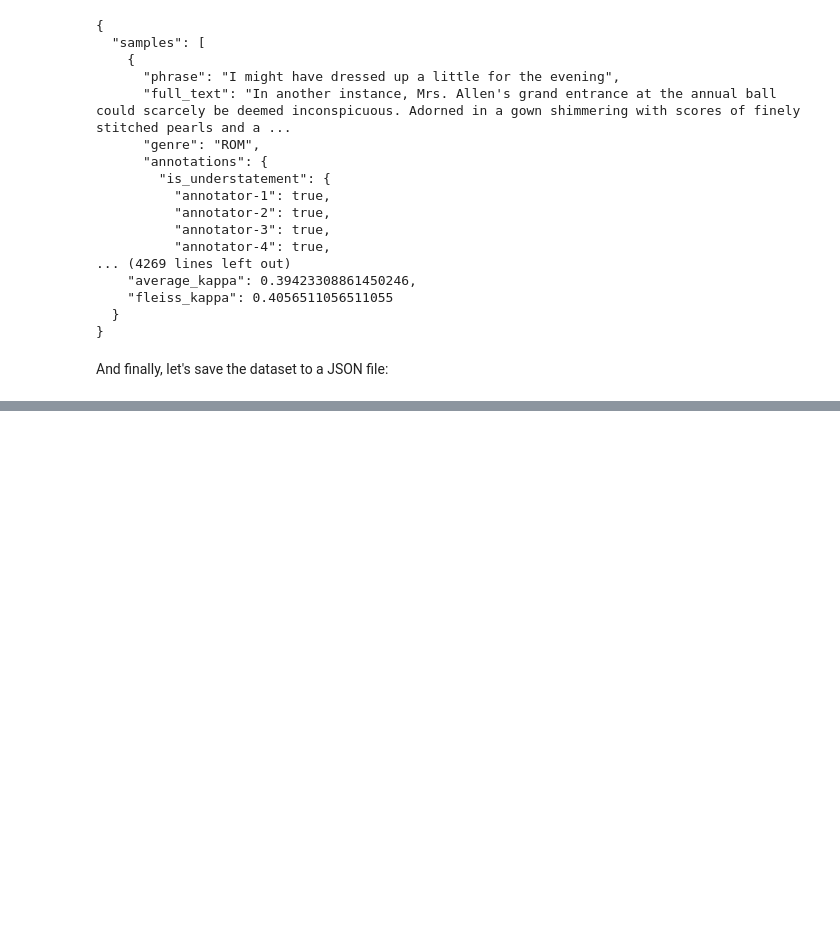
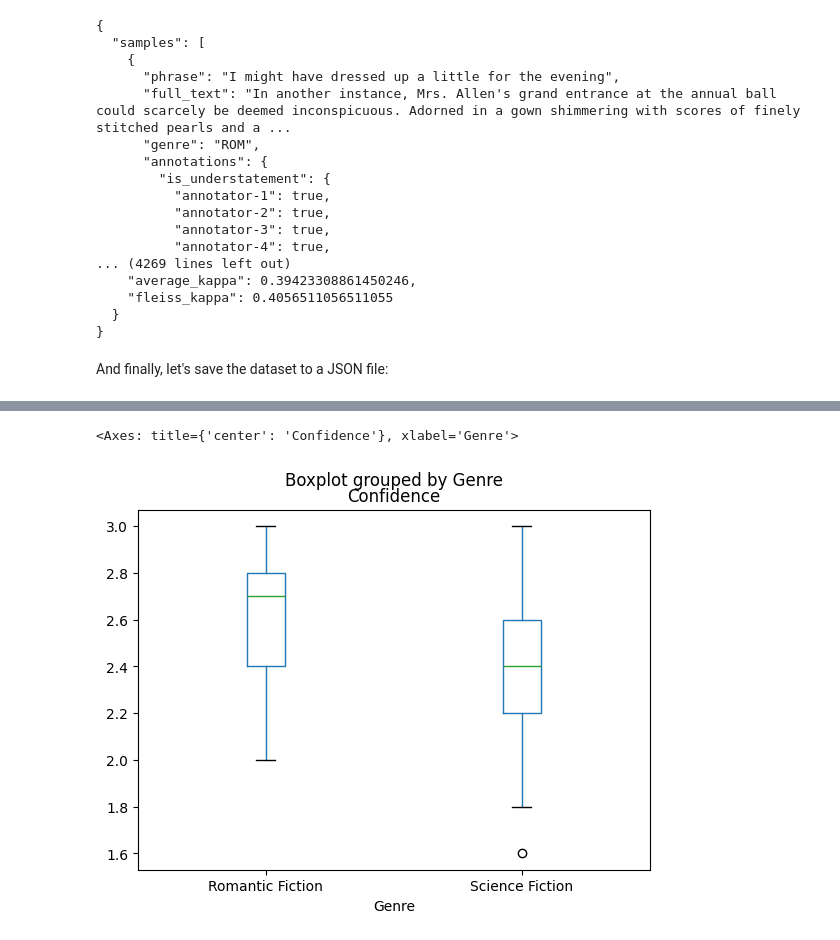
Before and after one commit to krisstallenberg/evaluating-annotations, a Jupyter notebook: evaluate-annotations.ipynb, the cells around one changed output, grey strips where cells are left out. Drawn from its saved outputs; the diff is of its cells as text; code cells hidden in the pictures; blank space fills up the shorter version.

Commit message:
Comparing and graphing annotator confidences

```diff
--- a/evaluate-annotations.ipynb
+++ b/evaluate-annotations.ipynb
@@ -884,0 +869,3 @@ with open('datasets/TISBUTA-dataset.json', 'w') as file:
+# %%
+with open('datasets/TISBUTA-dataset.json', 'r') as file:
+    dataset = json.load(file)
@@ -884,0 +877,21 @@ with open('datasets/TISBUTA-dataset.json', 'w') as file:
+# %%
+import matplotlib.pyplot as plt
+
+scifi_confidences = []
+romantic_confidences = []
+
+for sample in dataset['samples']:
+    if sample['genre'] == 'SCI':
+        scifi_confidences.append(sample['annotations']['confidence']['average_confidence'])
+    if sample['genre'] == 'ROM':
+        romantic_confidences.append(sample['annotations']['confidence']['average_confidence'])
+
+genre_df = pd.DataFrame({
+    'Genre': ['Science Fiction'] * len(scifi_confidences) + ['Romantic Fiction'] * len(romantic_confidences),
+    'Confidence': scifi_confidences + romantic_confidences
+})
+
+genre_df.boxplot(by='Genre', column='Confidence', grid=False)
+# %% [output]
+<Axes: title={'center': 'Confidence'}, xlabel='Genre'>
+[figure, added]
```
Also changed, not shown: parts of 8 cells of this notebook, 2 other files.
